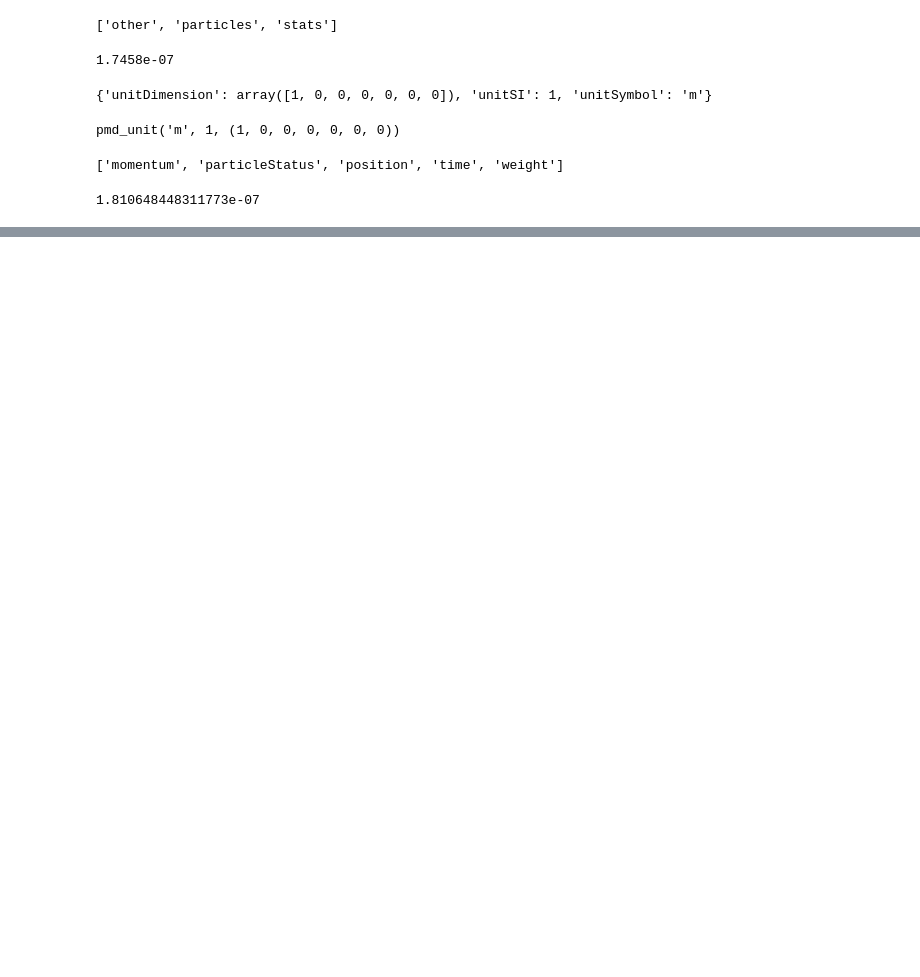
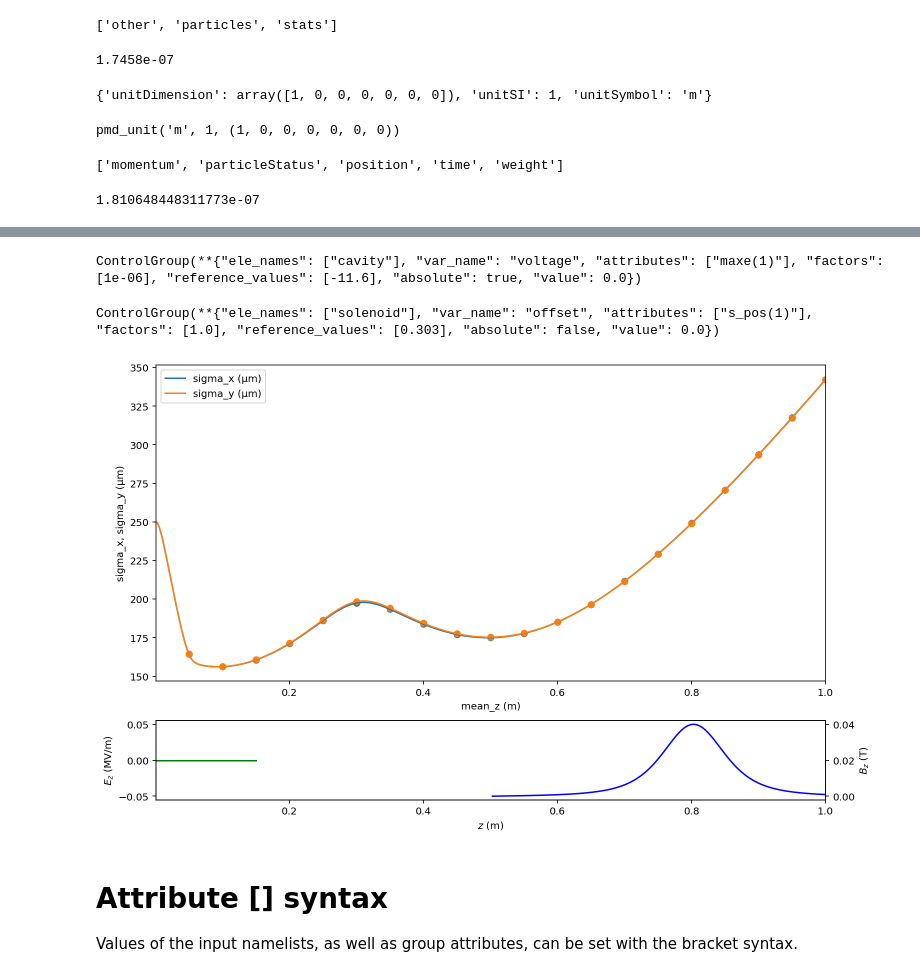
Before and after one commit to ChristopherMayes/lume-astra, a Jupyter notebook: examples/simple_astra_run.ipynb, the cells around one changed output, grey strips where cells are left out. Saved outputs shown, nothing was run; the diff lists cells and outputs as text; code cells hidden in the pictures; blank space fills up the shorter version.

Commit message:
Adding control groups, yaml instantiation

```diff
--- a/examples/simple_astra_run.ipynb
+++ b/examples/simple_astra_run.ipynb
@@ -370,0 +392,18 @@ os.remove(H5FILE2)
+# %%
+A9 = A.copy()
+A9.add_group('CAV1', ele_names=['cavity'], attributes=['maxe(1)'], var_name='voltage', factors=[1e-6], absolute=True)
+# %% [output]
+ControlGroup(**{"ele_names": ["cavity"], "var_name": "voltage", "attributes": ["maxe(1)"], "factors": [1e-06], "reference_values": [-11.6], "absolute": true, "value": 0.0})
+# %%
+A9.add_group('SOL1', ele_names=['solenoid'], attributes=['s_pos(1)'], var_name='offset', absolute=False)
+# %% [output]
+ControlGroup(**{"ele_names": ["solenoid"], "var_name": "offset", "attributes": ["s_pos(1)"], "factors": [1.0], "reference_values": [0.303], "absolute": false, "value": 0.0})
+# %%
+A9.group['SOL1']['offset'] =0.5
+A9.plot()
+# %% [output]
+[figure, added]
+# %% [markdown]
+# Attribute [] syntax
+
+Values of the input namelists, as well as group attributes, can be set with the bracket syntax.
```
Also changed, not shown: parts of 19 cells of this notebook, 15 other files.
